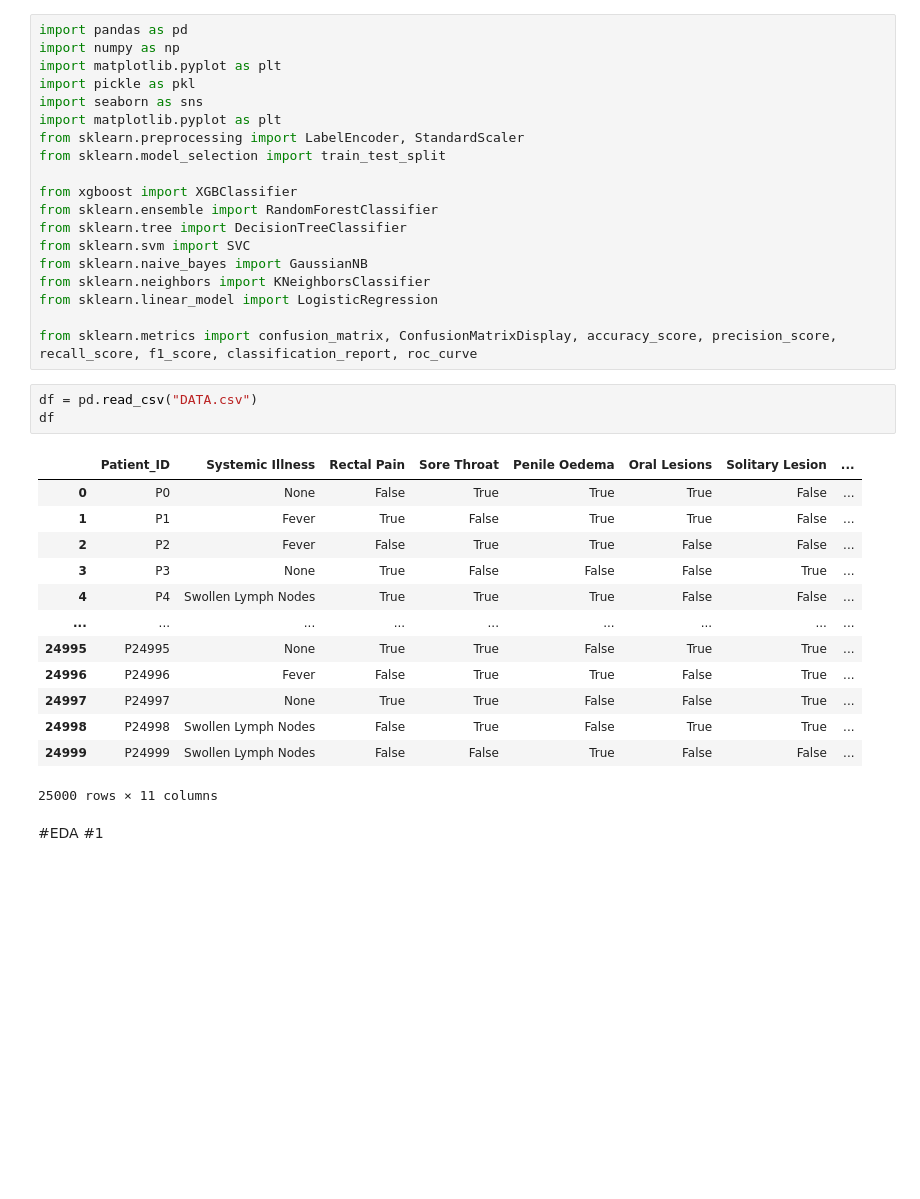
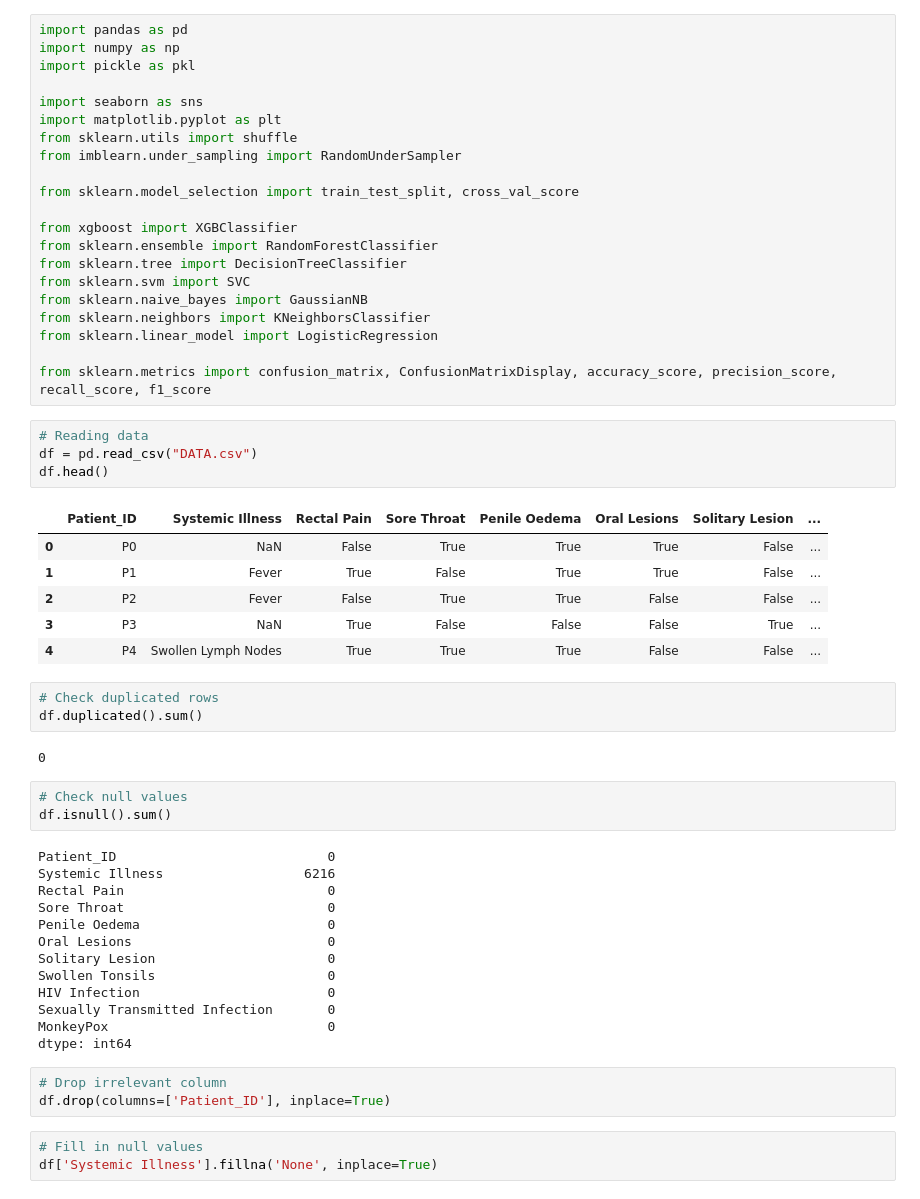
Before and after one commit to wilbertyg/monkey-pox-prediction, a Jupyter notebook: MonkeyPoxPrediction.ipynb, the cells around one changed output. Drawn from its saved outputs; the diff is of its cells as text; blank space fills up the shorter version.

```diff
--- a/MonkeyPoxPrediction.ipynb
+++ b/MonkeyPoxPrediction.ipynb
@@ -15,12 +1,14 @@
 # %%
 import pandas as pd
 import numpy as np
-import matplotlib.pyplot as plt
 import pickle as pkl
+
 import seaborn as sns
 import matplotlib.pyplot as plt
-from sklearn.preprocessing import LabelEncoder, StandardScaler
-from sklearn.model_selection import train_test_split
+from sklearn.utils import shuffle
+from imblearn.under_sampling import RandomUnderSampler
+
+from sklearn.model_selection import train_test_split, cross_val_score
 
 from xgboost import XGBClassifier
 from sklearn.ensemble import RandomForestClassifier
@@ -30,23 +18,42 @@ from sklearn.naive_bayes import GaussianNB
 from sklearn.neighbors import KNeighborsClassifier
 from sklearn.linear_model import LogisticRegression
 
-from sklearn.metrics import confusion_matrix, ConfusionMatrixDisplay, accuracy_score, precision_score, recall_score, f1_score, classification_report, roc_curve
+from sklearn.metrics import confusion_matrix, ConfusionMatrixDisplay, accuracy_score, precision_score, recall_score, f1_score
 # %%
+# Reading data
 df = pd.read_csv("DATA.csv")
-df
+df.head()
 # %% [output]
 |  | Patient_ID | Systemic Illness | Rectal Pain | Sore Throat | Penile Oedema | Oral Lesions | Solitary Lesion | ... |
-| 0 | P0 | None | False | True | True | True | False | ... |
+| 0 | P0 | NaN | False | True | True | True | False | ... |
 | 1 | P1 | Fever | True | False | True | True | False | ... |
 | 2 | P2 | Fever | False | True | True | False | False | ... |
-| 3 | P3 | None | True | False | False | False | True | ... |
+| 3 | P3 | NaN | True | False | False | False | True | ... |
 | 4 | P4 | Swollen Lymph Nodes | True | True | True | False | False | ... |
-| ... | ... | ... | ... | ... | ... | ... | ... | ... |
-| 24995 | P24995 | None | True | True | False | True | True | ... |
-| 24996 | P24996 | Fever | False | True | True | False | True | ... |
-| 24997 | P24997 | None | True | True | False | False | True | ... |
-| 24998 | P24998 | Swollen Lymph Nodes | False | True | False | True | True | ... |
-| 24999 | P24999 | Swollen Lymph Nodes | False | False | True | False | False | ... |
-25000 rows × 11 columns
-# %% [markdown]
-#EDA #1
+# %%
+# Check duplicated rows
+df.duplicated().sum()
+# %% [output]
+0
+# %%
+# Check null values
+df.isnull().sum()
+# %% [output]
+Patient_ID                           0
+Systemic Illness                  6216
+Rectal Pain                          0
+Sore Throat                          0
+Penile Oedema                        0
+Oral Lesions                         0
+Solitary Lesion                      0
+Swollen Tonsils                      0
+HIV Infection                        0
+Sexually Transmitted Infection       0
+MonkeyPox                            0
+dtype: int64
+# %%
+# Drop irrelevant column
+df.drop(columns=['Patient_ID'], inplace=True)
+# %%
+# Fill in null values
+df['Systemic Illness'].fillna('None', inplace=True)
```
Also changed, not shown: parts of 57 cells of this notebook, 6 other files.
